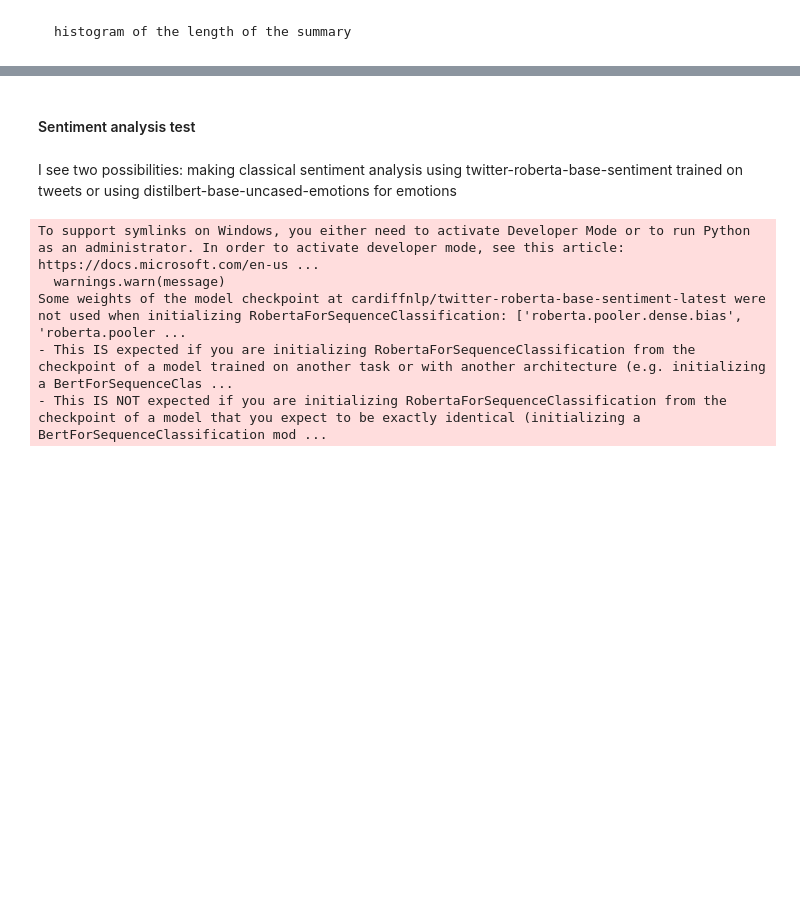
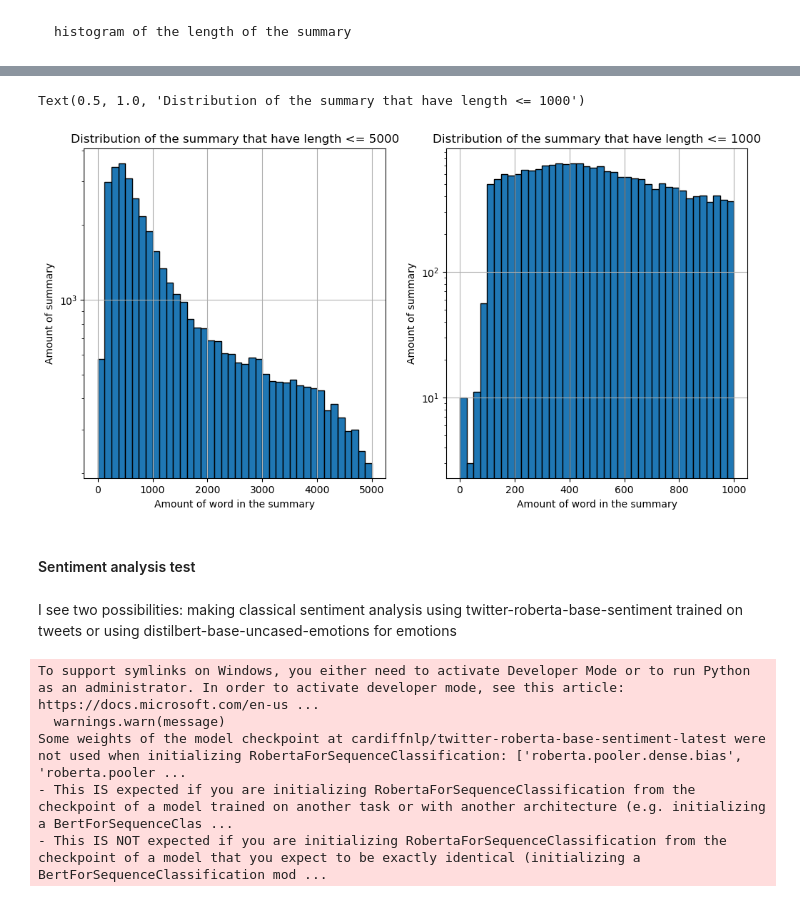
Before and after one commit to epfl-ada/ada-2024-project-dataffoneurs, a Jupyter notebook: data_exploration.ipynb, the cells around one changed output, grey strips where cells are left out. Saved outputs shown, nothing was run; the diff lists cells and outputs as text; code cells hidden in the pictures; blank space fills up the shorter version.

```diff
--- a/data_exploration.ipynb
+++ b/data_exploration.ipynb
@@ -108,3 +102,24 @@ plt.show()
+# %%
+_, axes = plt.subplots(1, 2, figsize=(12, 6))
+axes = axes.ravel()
+
+df_length_summary_below_5000 = df_length_summary[df_length_summary <= 5000]
+df_length_summary_below_5000.hist(bins=40, edgecolor='black', ax=axes[0])
+axes[0].set_yscale('log')
+axes[0].set_xlabel('Amount of word in the summary')
+axes[0].set_ylabel('Amount of summary')
+axes[0].set_title('Distribution of the summary that have length <= 5000')
+
+
+df_length_summary_below_1000 = df_length_summary[df_length_summary <= 1000]
+df_length_summary_below_1000.hist(bins=40, edgecolor='black', ax=axes[1])
+axes[1].set_yscale('log')
+axes[1].set_xlabel('Amount of word in the summary')
+axes[1].set_ylabel('Amount of summary')
+axes[1].set_title('Distribution of the summary that have length <= 1000')
+# %% [output]
+Text(0.5, 1.0, 'Distribution of the summary that have length <= 1000')
+[figure, added]
 # %% [markdown]
 #### Sentiment analysis test
 # %% [markdown]
```
Also changed, not shown: parts of 19 cells of this notebook.
